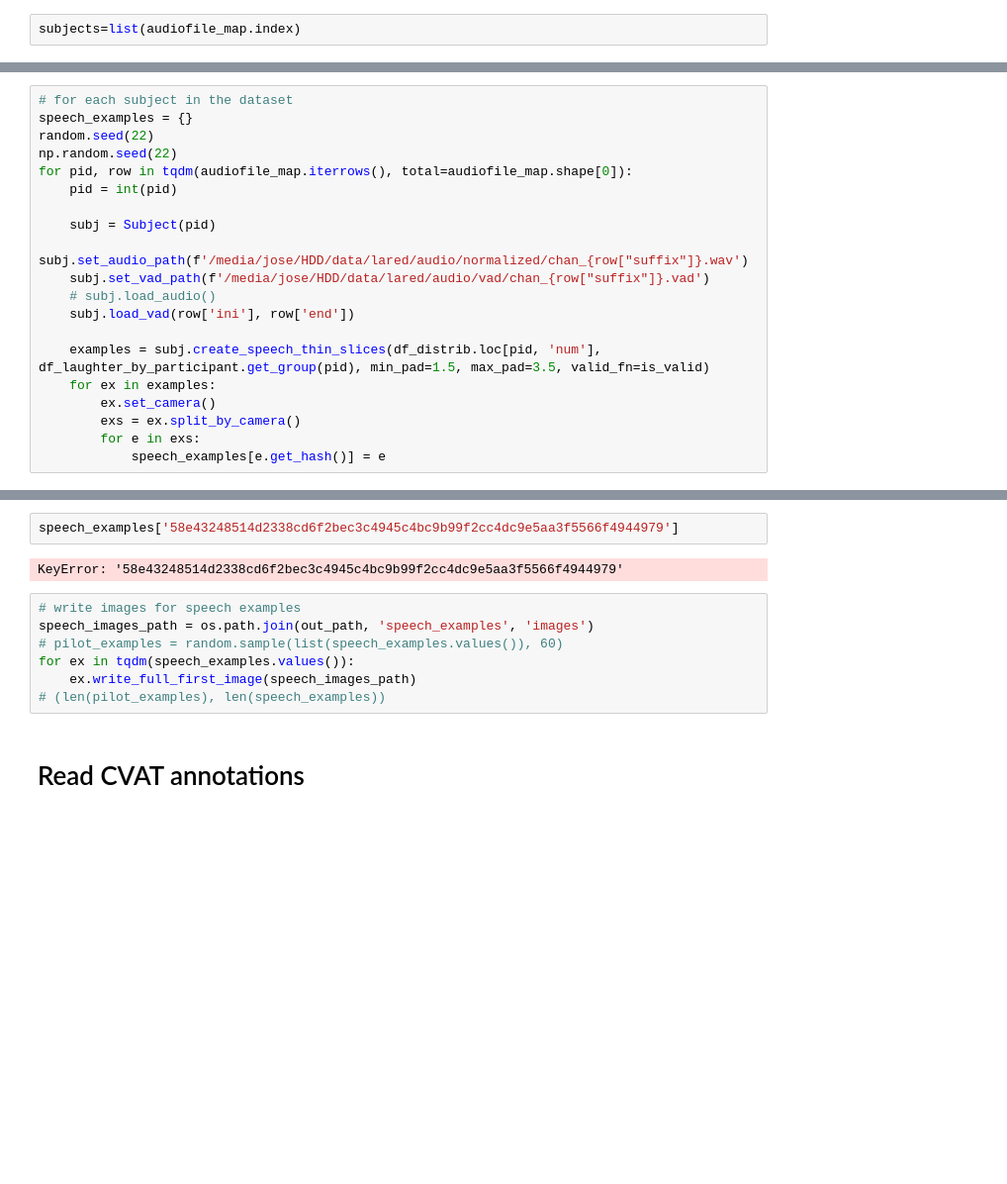
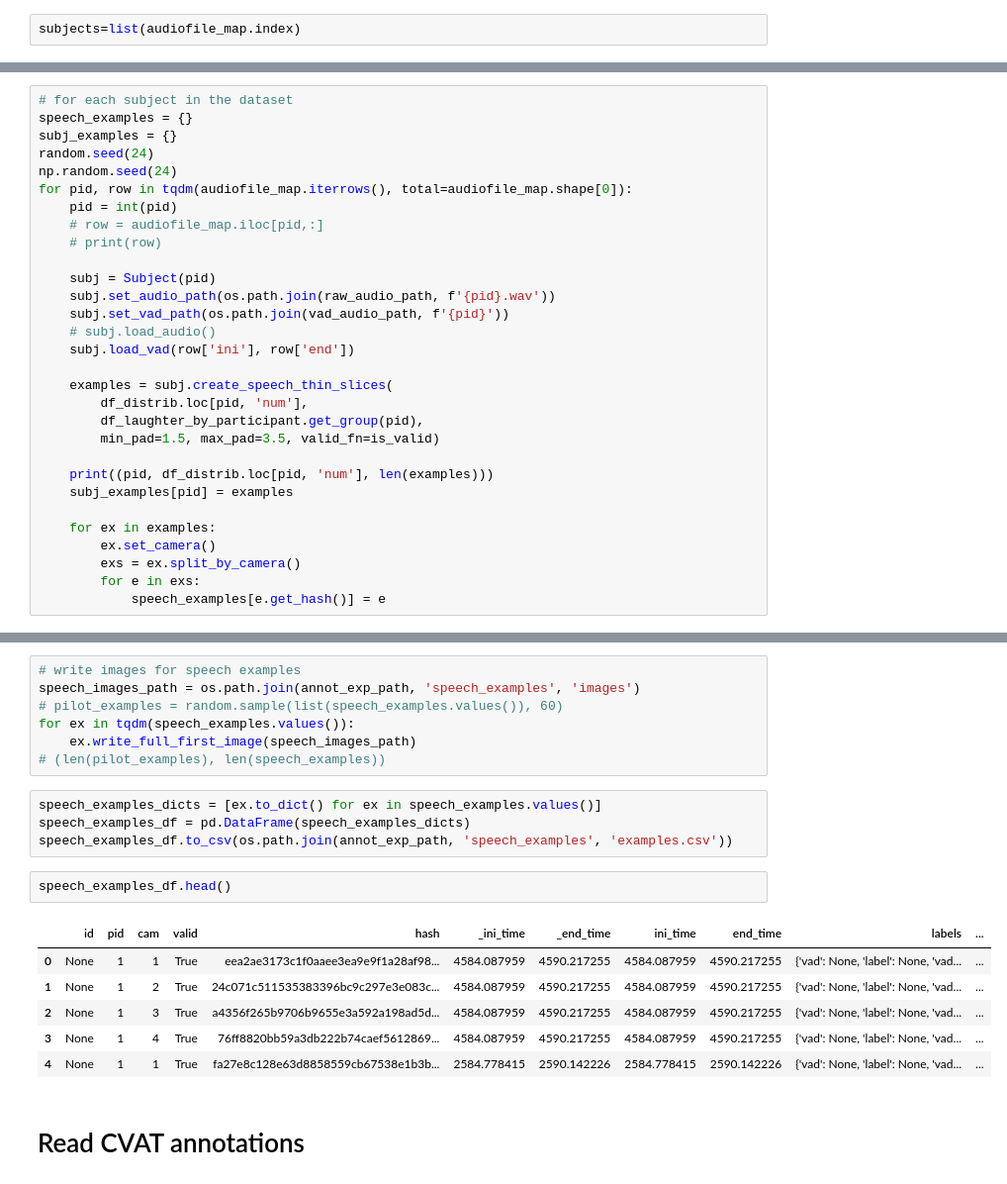
Before and after one commit to josedvq/lared-laughter, a Jupyter notebook: create_examples.ipynb, the cells around one changed output, grey strips where cells are left out. Shown at 99% size. Saved outputs shown, nothing was run; the diff lists cells and outputs as text; blank space fills up the shorter version.

```diff
--- a/create_examples.ipynb
+++ b/create_examples.ipynb
@@ -290,18 +303,28 @@ df_distrib = df_distrib.astype('uint16')
 # %%
 # for each subject in the dataset
 speech_examples = {}
-random.seed(22)
-np.random.seed(22)
+subj_examples = {}
+random.seed(24)
+np.random.seed(24)
 for pid, row in tqdm(audiofile_map.iterrows(), total=audiofile_map.shape[0]):
     pid = int(pid)
+    # row = audiofile_map.iloc[pid,:]
+    # print(row)
 
     subj = Subject(pid)
-    subj.set_audio_path(f'/media/jose/HDD/data/lared/audio/normalized/chan_{row["suffix"]}.wav')
-    subj.set_vad_path(f'/media/jose/HDD/data/lared/audio/vad/chan_{row["suffix"]}.vad')
+    subj.set_audio_path(os.path.join(raw_audio_path, f'{pid}.wav'))
+    subj.set_vad_path(os.path.join(vad_audio_path, f'{pid}'))
     # subj.load_audio()
     subj.load_vad(row['ini'], row['end'])
 
-    examples = subj.create_speech_thin_slices(df_distrib.loc[pid, 'num'], df_laughter_by_participant.get_group(pid), min_pad=1.5, max_pad=3.5, valid_fn=is_valid)
+    examples = subj.create_speech_thin_slices(
+        df_distrib.loc[pid, 'num'],
+        df_laughter_by_participant.get_group(pid),
+        min_pad=1.5, max_pad=3.5, valid_fn=is_valid)
+
+    print((pid, df_distrib.loc[pid, 'num'], len(examples)))
+    subj_examples[pid] = examples
+
     for ex in examples:
         ex.set_camera()
         exs = ex.split_by_camera()
@@ -314,14 +371,23 @@ len(speech_examples)
-# %%
-speech_examples['58e43248514d2338cd6f2bec3c4945c4bc9b99f2cc4dc9e5aa3f5566f4944979']
-# %% [output]
-KeyError: '58e43248514d2338cd6f2bec3c4945c4bc9b99f2cc4dc9e5aa3f5566f4944979'
 # %%
 # write images for speech examples
-speech_images_path = os.path.join(out_path, 'speech_examples', 'images')
+speech_images_path = os.path.join(annot_exp_path, 'speech_examples', 'images')
 # pilot_examples = random.sample(list(speech_examples.values()), 60)
 for ex in tqdm(speech_examples.values()):
     ex.write_full_first_image(speech_images_path)
 # (len(pilot_examples), len(speech_examples))
+# %%
+speech_examples_dicts = [ex.to_dict() for ex in speech_examples.values()]
+speech_examples_df = pd.DataFrame(speech_examples_dicts)
+speech_examples_df.to_csv(os.path.join(annot_exp_path, 'speech_examples', 'examples.csv'))
+# %%
+speech_examples_df.head()
+# %% [output]
+|  | id | pid | cam | valid | hash | _ini_time | _end_time | ini_time | end_time | labels | ... |
+| 0 | None | 1 | 1 | True | eea2ae3173c1f0aaee3ea9e9f1a28af98... | 4584.087959 | 4590.217255 | 4584.087959 | 4590.217255 | {'vad': None, 'label': None, 'vad... | ... |
+| 1 | None | 1 | 2 | True | 24c071c511535383396bc9c297e3e083c... | 4584.087959 | 4590.217255 | 4584.087959 | 4590.217255 | {'vad': None, 'label': None, 'vad... | ... |
+| 2 | None | 1 | 3 | True | a4356f265b9706b9655e3a592a198ad5d... | 4584.087959 | 4590.217255 | 4584.087959 | 4590.217255 | {'vad': None, 'label': None, 'vad... | ... |
+| 3 | None | 1 | 4 | True | 76ff8820bb59a3db222b74caef5612869... | 4584.087959 | 4590.217255 | 4584.087959 | 4590.217255 | {'vad': None, 'label': None, 'vad... | ... |
+| 4 | None | 1 | 1 | True | fa27e8c128e63d8858559cb67538e1b3b... | 2584.778415 | 2590.142226 | 2584.778415 | 2590.142226 | {'vad': None, 'label': None, 'vad... | ... |
 # %% [markdown]
 # Read CVAT annotations
 # %%
```
Also changed, not shown: parts of 22 cells of this notebook, 18 other files.
